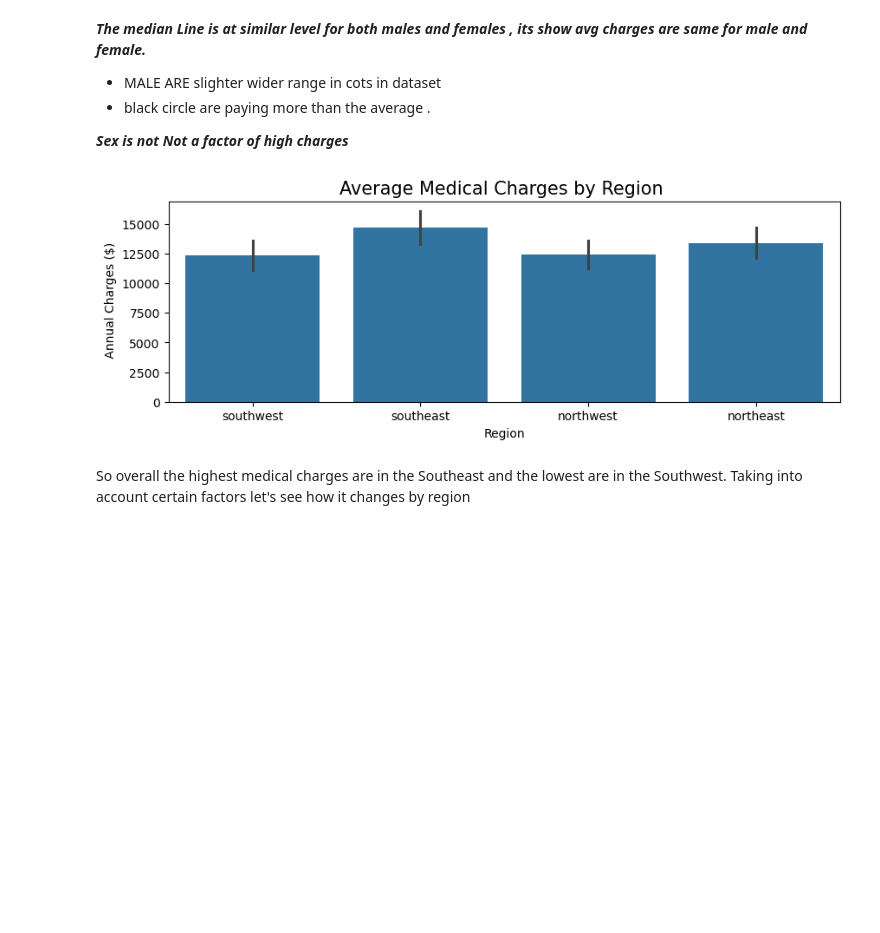
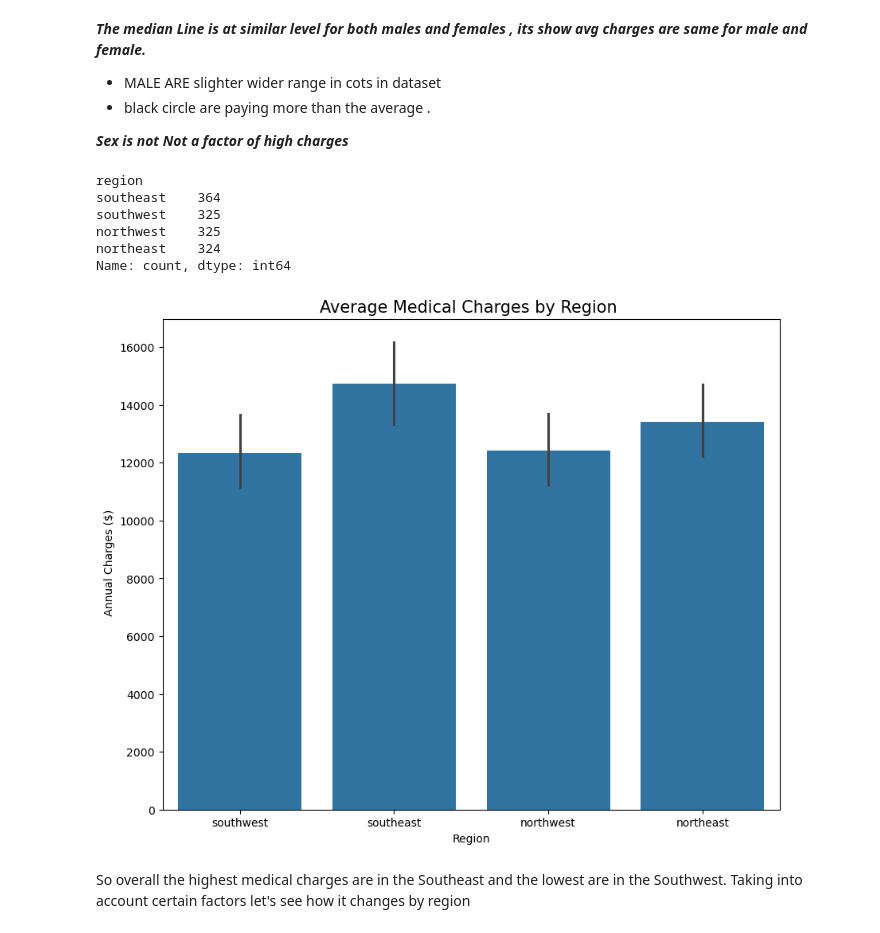
Before and after one commit to BhupeshChauhanDS/DataScienceProjects, a Jupyter notebook: Medical Cost Prediction Project/MedicalCost_Analysis.ipynb, the cells around one changed output. Saved outputs shown, nothing was run; the diff lists cells and outputs as text; code cells hidden in the pictures; blank space fills up the shorter version.

```diff
--- a/Medical Cost Prediction Project/MedicalCost_Analysis.ipynb
+++ b/Medical Cost Prediction Project/MedicalCost_Analysis.ipynb
@@ -221,16 +233,25 @@ Passing `palette` without assigning `hue` is deprecated and will be removed in v
 * black circle are paying more than the average .
 
 ***Sex is not Not  a factor of high charges***
+# %%
+df['region'].value_counts()
+# %% [output]
+region
+southeast    364
+southwest    325
+northwest    325
+northeast    324
+Name: count, dtype: int64
 # %%
-plt.figure(figsize=(10, 3))
+plt.figure(figsize=(10, 8))
 sns.barplot(x='region', y='charges', data=df )
 
 plt.title('Average Medical Charges by Region ', fontsize=15)
 plt.xlabel('Region')
 plt.ylabel(' Annual Charges ($)')
 plt.show()
 # %% [output]
-[figure, old version]
+[figure, new version]
 # %% [markdown]
 So overall the highest medical charges are in the Southeast and the lowest are in the Southwest. Taking into account certain factors  let's see how it changes by region
 # %%
```
Also changed, not shown: parts of 45 cells of this notebook, 1 other file.
